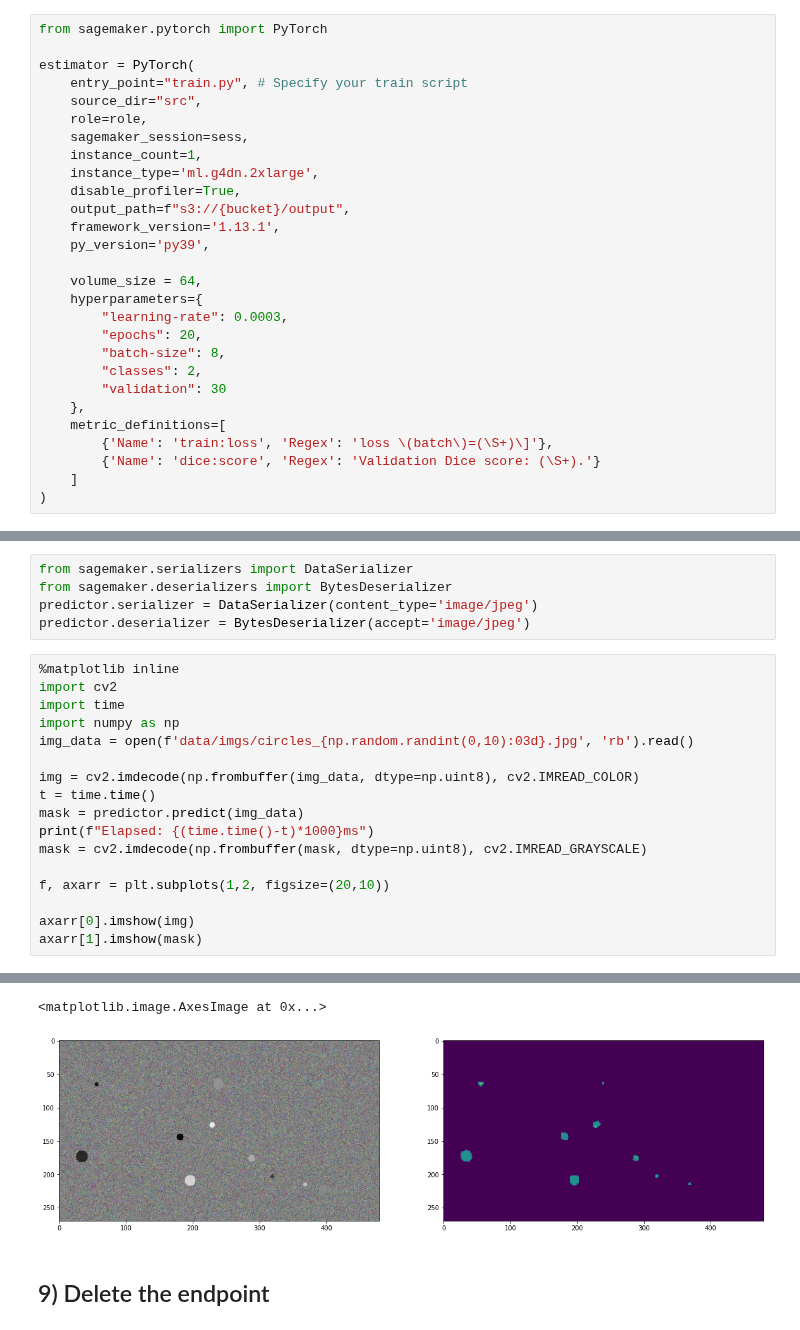
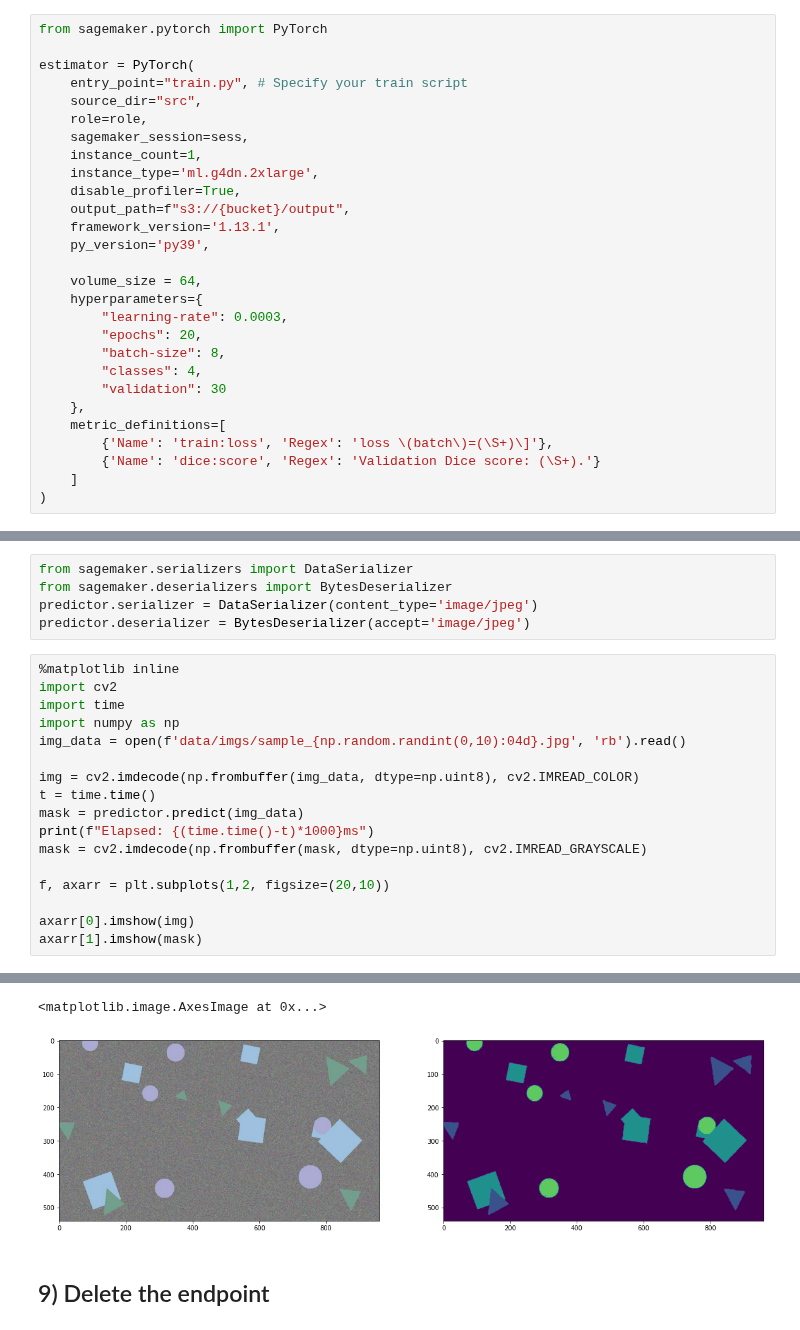
Before and after one commit to samir-souza/laboratory, a Jupyter notebook: 14_SageMakerMisc/01_UNetPytorch/UNetPyTorchSageMaker.ipynb, the cells around one changed output, grey strips where cells are left out. Saved outputs shown, nothing was run; the diff lists cells and outputs as text.

Commit message:
- new sample stable diffusion

```diff
--- a/14_SageMakerMisc/01_UNetPytorch/UNetPyTorchSageMaker.ipynb
+++ b/14_SageMakerMisc/01_UNetPytorch/UNetPyTorchSageMaker.ipynb
@@ -135,7 +154,7 @@ estimator = PyTorch(
         "learning-rate": 0.0003,
         "epochs": 20,
         "batch-size": 8,
-        "classes": 2,
+        "classes": 4,
         "validation": 30
     },
     metric_definitions=[
@@ -216,7 +236,7 @@ predictor.deserializer = BytesDeserializer(accept='image/jpeg')
 import cv2
 import time
 import numpy as np
-img_data = open(f'data/imgs/circles_{np.random.randint(0,10):03d}.jpg', 'rb').read()
+img_data = open(f'data/imgs/sample_{np.random.randint(0,10):04d}.jpg', 'rb').read()
 
 img = cv2.imdecode(np.frombuffer(img_data, dtype=np.uint8), cv2.IMREAD_COLOR)
 t = time.time()
@@ -233,5 +253,5 @@ Elapsed: 47.693729400634766ms
 <matplotlib.image.AxesImage at 0x...>
-[figure, old version]
+[figure, new version]
 # %% [markdown]
 ## 9) Delete the endpoint
 # %%
```
Also changed, not shown: parts of 7 cells of this notebook, 5 other files.
